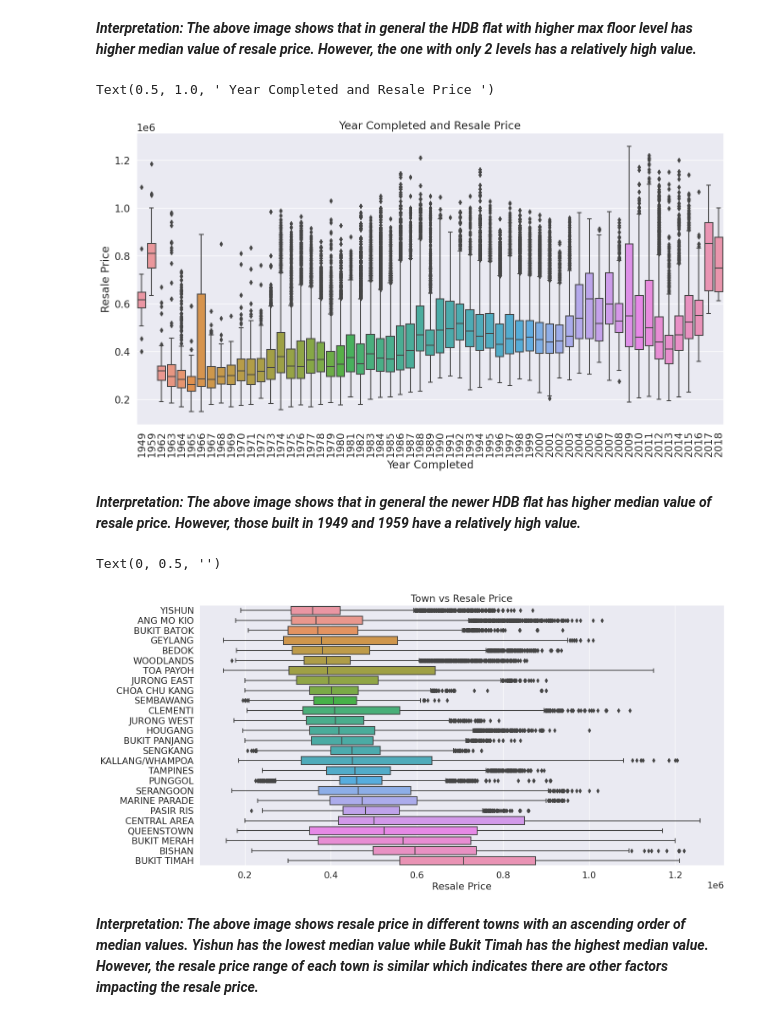
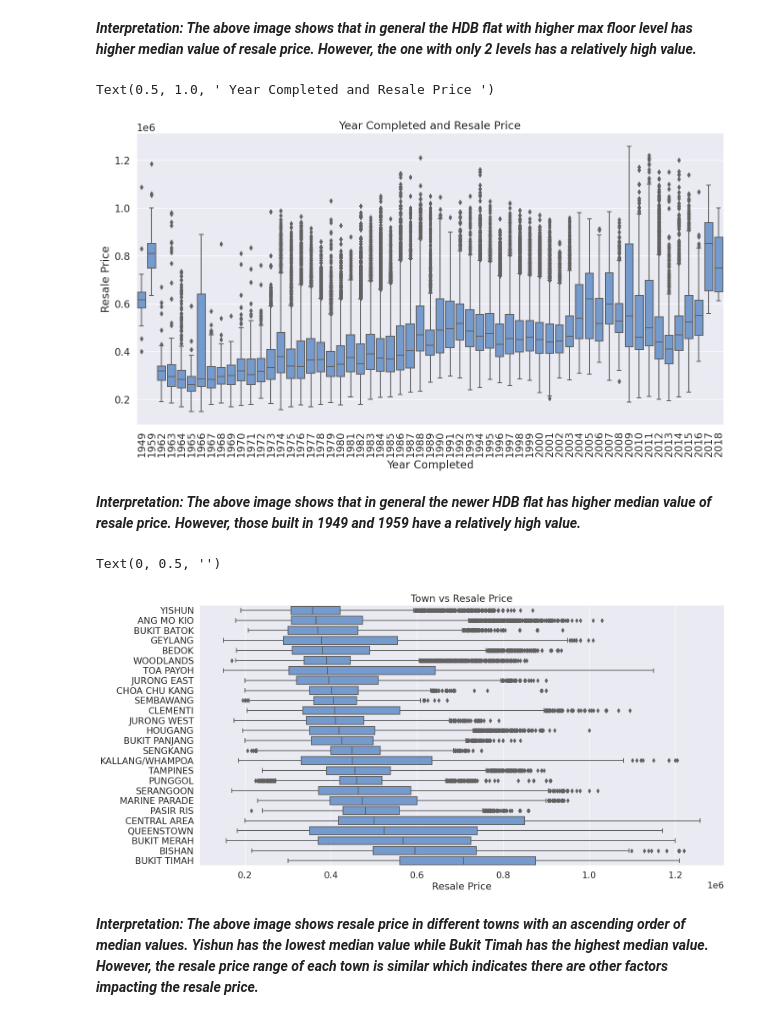
Before and after one commit to julizy/GA_projects, a Jupyter notebook: project_2/code/hdb_preprocessing_eda.ipynb, the cells around one changed output. Cells and saved outputs as stored; diff of their text form; code cells hidden in the pictures.

```diff
--- a/project_2/code/hdb_preprocessing_eda.ipynb
+++ b/project_2/code/hdb_preprocessing_eda.ipynb
@@ -496,7 +496,7 @@ Text(0.5, 1.0, ' Max Floor Level and Resale Price')
 # %%
 plt.figure(figsize=(16, 8))
 sns.set(font_scale=1.4)
-sns.boxplot(x=df_train['year_completed'], y=y_train)
+sns.boxplot(x=df_train['year_completed'], y=y_train, color='#69d')
 plt.ylim=(0,800000)
 plt.xticks(rotation=90)
 plt.xlabel("Year Completed")
@@ -504,7 +504,7 @@ plt.ylabel("Resale Price")
 plt.title(' Year Completed and Resale Price ')
 # %% [output]
 Text(0.5, 1.0, ' Year Completed and Resale Price ')
-[figure, old version]
+[figure, new version]
 # %% [markdown]
 ***Interpretation: The above image shows that in general the newer HDB flat has higher median value of resale price. However, those built in 1949 and 1959 have a relatively high value.***
 # %%
@@ -512,13 +512,13 @@ town_order = list(df_train.groupby('town')['resale_price'].median().sort_values(
 # %%
 plt.figure(figsize=(16,8))
 sns.set(font_scale=1.4)
-sns.boxplot(data = df_train, orient='h', x= 'resale_price', y='town', order=town_order)
+sns.boxplot(data = df_train, orient='h', x= 'resale_price', y='town', order=town_order, color='#69d')
 plt.title('Town vs Resale Price')
 plt.xlabel("Resale Price")
 plt.ylabel("")
 # %% [output]
 Text(0, 0.5, '')
-[figure, old version]
+[figure, new version]
 # %% [markdown]
 ***Interpretation: The above image shows resale price in different towns with an ascending order of median values. Yishun has the lowest median value while Bukit Timah has the highest median value. However, the resale price range of each town is similar which indicates there are other factors impacting the resale price.***
 # %%
```
Also changed, not shown: parts of 7 cells of this notebook, 10 other files.
